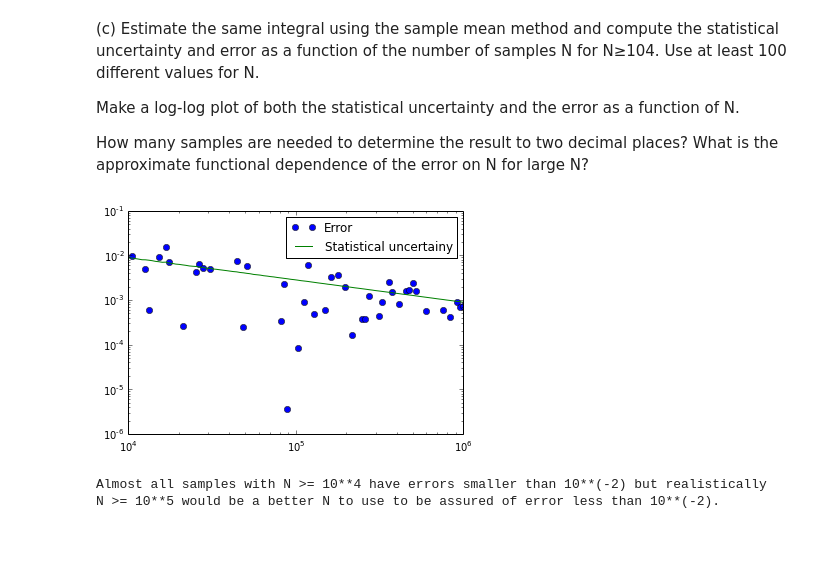
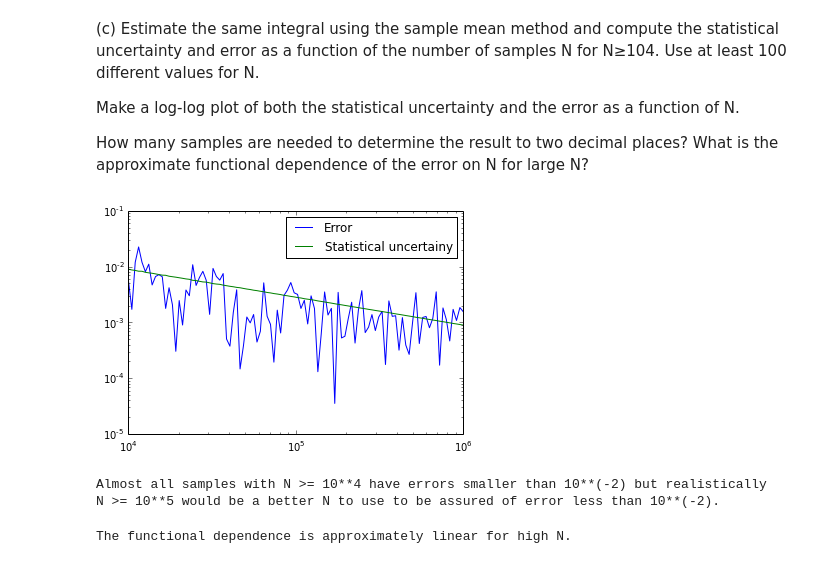
Before and after one commit to daw202/PHYS202-S14, a Jupyter notebook: SciPy/MCIntegrationExercises.ipynb, the cells around one changed output. Cells and saved outputs as stored; diff of their text form; code cells hidden in the pictures.

```diff
--- a/SciPy/MCIntegrationExercises.ipynb
+++ b/SciPy/MCIntegrationExercises.ipynb
@@ -191,17 +194,21 @@ for i in N:
 
 stat_uncertainties = np.array(stat_uncertainties)
 results = np.array(results)
-error = pi - results
+error = abs(pi - results)
 # %%
-plt.loglog(N, error,  'o', label = 'Error')
+plt.loglog(N, error, label = 'Error')
 plt.loglog(N, stat_uncertainties, label = 'Statistical uncertainy')
 plt.legend()
 plt.show()
 # %% [output]
-[figure, old version]
+[figure, new version]
 # %%
 print 'Almost all samples with N >= 10**4 have errors smaller than 10**(-2) but realistically \
 \nN >= 10**5 would be a better N to use to be assured of error less than 10**(-2).'
 # %% [output]
 Almost all samples with N >= 10**4 have errors smaller than 10**(-2) but realistically
 N >= 10**5 would be a better N to use to be assured of error less than 10**(-2).
+# %%
+print 'The functional dependence is approximately linear for high N.'
+# %% [output]
+The functional dependence is approximately linear for high N.
```
Also changed, not shown: parts of 5 cells of this notebook.
